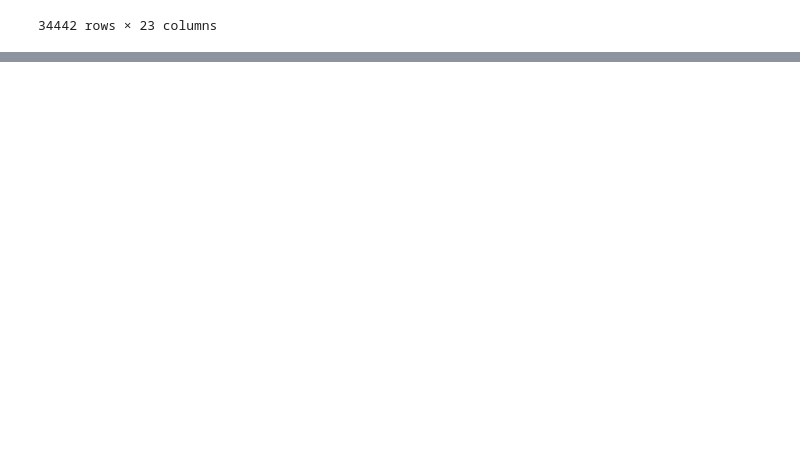
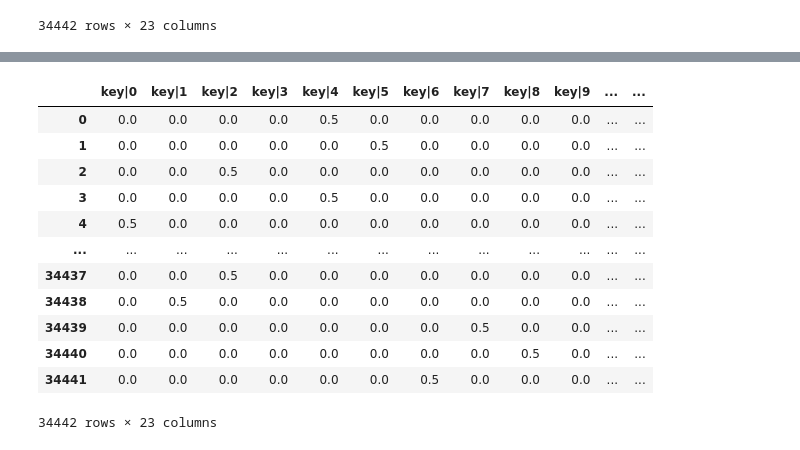
Before and after one commit to Ruby-L-i-n/CSDS234_FinalProject, a Jupyter notebook: FeatureGeneration.ipynb, the cells around one changed output, grey strips where cells are left out. Saved outputs shown, nothing was run; the diff lists cells and outputs as text; code cells hidden in the pictures; blank space fills up the shorter version.

```diff
--- a/FeatureGeneration.ipynb
+++ b/FeatureGeneration.ipynb
@@ -22,9 +22,9 @@ from sklearn.feature_extraction.text import TfidfVectorizer
 from textblob import TextBlob
 import re
 # %%
-playlistDF = pd.read_csv("/content/drive/Shareddrives/CSDS 234 Final Project/track_data/tracks_info_0-9999.csv")
+track_df = pd.read_csv("/content/drive/Shareddrives/CSDS 234 Final Project/track_data/tracks_info_0-9999.csv")
 
-playlistDF
+track_df
 # %% [output]
 |  | track_name | artist_name | artist_uri | genres | popularity | danceability | energy | key | loudness | ... |
 | 0 | Lose Control (feat. Ciara & Fat M... | Missy Elliott | spotify:artist:2wIVse2owClT7go1WT... | ['dance pop', 'hip hop', 'hip pop... | 69 | 0.904 | 0.813 | 4 | -7.105 | ... |
@@ -41,0 +88,7 @@ playlistDF
+# %%
+def ohe_process(df, column, new_name):
+  tf_df = pd.get_dummies(df[column])
+  feature_names = tf_df.columns
+  tf_df.columns = [new_name + "|" + str(i) for i in feature_names]
+  tf_df.reset_index(drop = True, inplace = True)
+  return tf_df
@@ -41,0 +118,30 @@ playlistDF
+# %%
+# audio features
+def audio_features(df):
+  #one-hot encoding
+  key_ohe = ohe_process(df, "key", "key") * 0.5
+  mode_ohe = ohe_process(df, "mode", "mode") * 0.5
+  #normalization of other audio_features
+  floats_cols = df.dtypes[df.dtypes == 'float64'].index.values #selects the audio feature colns
+  floats = df[floats_cols].reset_index(drop = True)
+  scaler = MinMaxScaler()
+  floats_scaled = pd.DataFrame(scaler.fit_transform(floats), columns = floats.columns) * 0.2
+  #putting them altogether
+  audio_feats_df = pd.concat([key_ohe, mode_ohe, floats_scaled], axis=1)
+  return audio_feats_df
+
+audio_features(track_df)
+# %% [output]
+|  | key|0 | key|1 | key|2 | key|3 | key|4 | key|5 | key|6 | key|7 | key|8 | key|9 | ... | ... |
+| 0 | 0.0 | 0.0 | 0.0 | 0.0 | 0.5 | 0.0 | 0.0 | 0.0 | 0.0 | 0.0 | ... | ... |
+| 1 | 0.0 | 0.0 | 0.0 | 0.0 | 0.0 | 0.5 | 0.0 | 0.0 | 0.0 | 0.0 | ... | ... |
+| 2 | 0.0 | 0.0 | 0.5 | 0.0 | 0.0 | 0.0 | 0.0 | 0.0 | 0.0 | 0.0 | ... | ... |
+| 3 | 0.0 | 0.0 | 0.0 | 0.0 | 0.5 | 0.0 | 0.0 | 0.0 | 0.0 | 0.0 | ... | ... |
+| 4 | 0.5 | 0.0 | 0.0 | 0.0 | 0.0 | 0.0 | 0.0 | 0.0 | 0.0 | 0.0 | ... | ... |
+| ... | ... | ... | ... | ... | ... | ... | ... | ... | ... | ... | ... | ... |
+| 34437 | 0.0 | 0.0 | 0.5 | 0.0 | 0.0 | 0.0 | 0.0 | 0.0 | 0.0 | 0.0 | ... | ... |
+| 34438 | 0.0 | 0.5 | 0.0 | 0.0 | 0.0 | 0.0 | 0.0 | 0.0 | 0.0 | 0.0 | ... | ... |
+| 34439 | 0.0 | 0.0 | 0.0 | 0.0 | 0.0 | 0.0 | 0.0 | 0.5 | 0.0 | 0.0 | ... | ... |
+| 34440 | 0.0 | 0.0 | 0.0 | 0.0 | 0.0 | 0.0 | 0.0 | 0.0 | 0.5 | 0.0 | ... | ... |
+| 34441 | 0.0 | 0.0 | 0.0 | 0.0 | 0.0 | 0.0 | 0.5 | 0.0 | 0.0 | 0.0 | ... | ... |
+34442 rows × 23 columns
```
Also changed, not shown: parts of 7 cells of this notebook.
